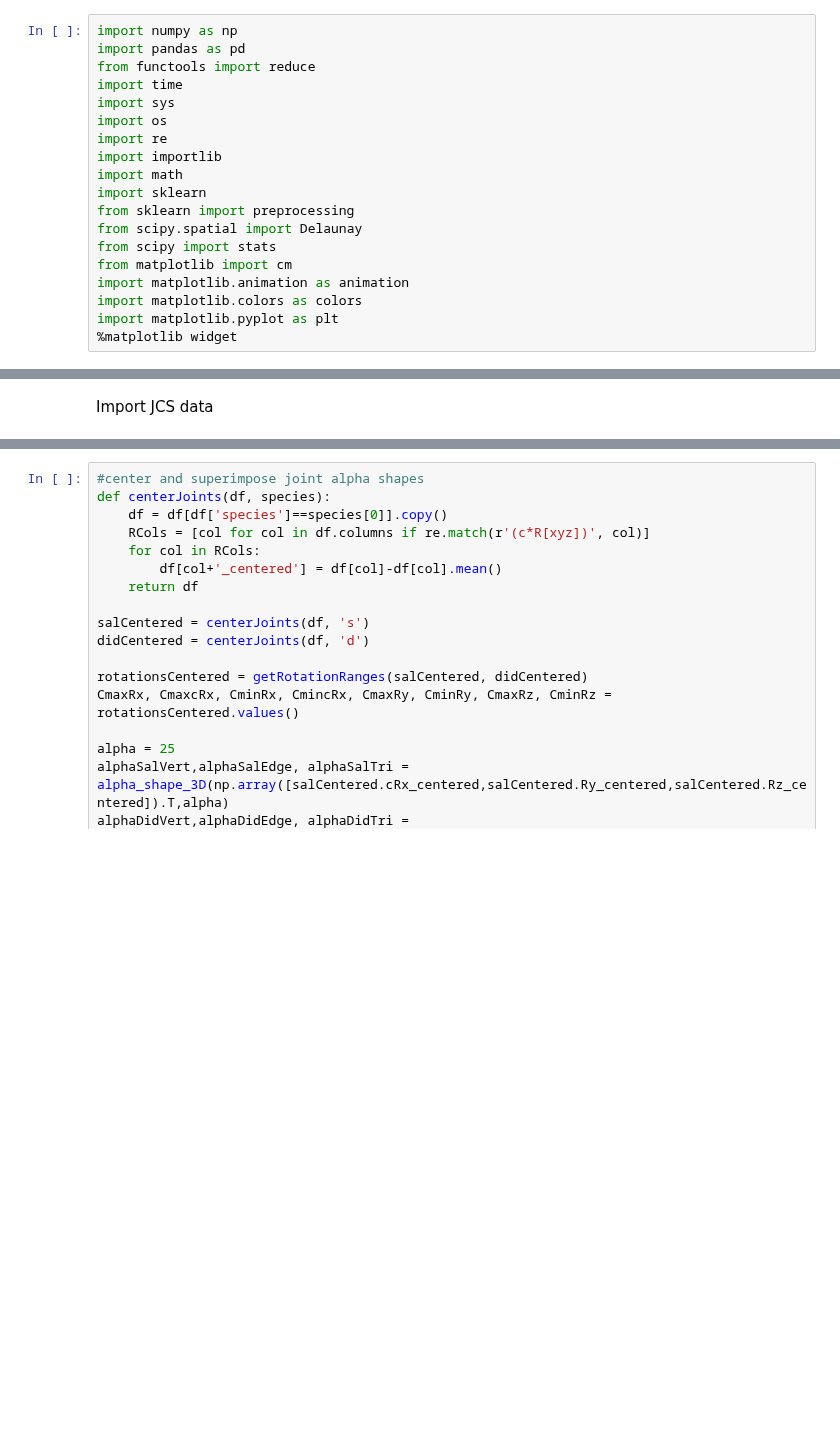
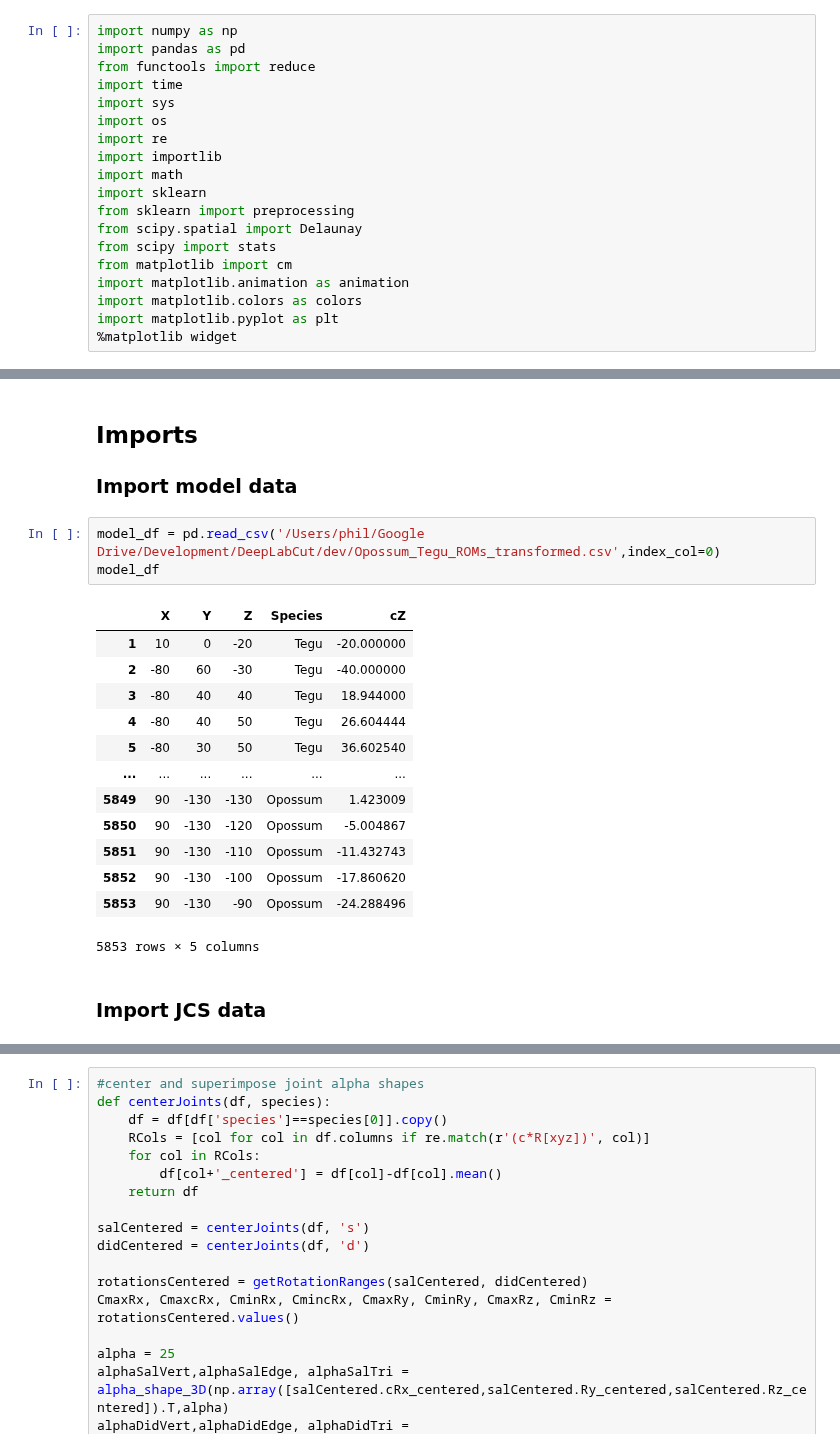
Before and after one commit to popscallion/DeepLabCut, a Jupyter notebook: deadROMM/ch3Analyses.ipynb, the cells around one changed output, grey strips where cells are left out. Drawn from its saved outputs; the diff is of its cells as text; blank space fills up the shorter version.

```diff
--- a/deadROMM/ch3Analyses.ipynb
+++ b/deadROMM/ch3Analyses.ipynb
@@ -20,3 +169,23 @@ import matplotlib.pyplot as plt
+# %% [markdown]
+## Imports
+### Import model data
+# %%
+model_df = pd.read_csv('/Users/phil/Google Drive/Development/DeepLabCut/dev/Opossum_Tegu_ROMs_transformed.csv',index_col=0)
+model_df
+# %% [output]
+|  | X | Y | Z | Species | cZ |
+| 1 | 10 | 0 | -20 | Tegu | -20.000000 |
+| 2 | -80 | 60 | -30 | Tegu | -40.000000 |
+| 3 | -80 | 40 | 40 | Tegu | 18.944000 |
+| 4 | -80 | 40 | 50 | Tegu | 26.604444 |
+| 5 | -80 | 30 | 50 | Tegu | 36.602540 |
+| ... | ... | ... | ... | ... | ... |
+| 5849 | 90 | -130 | -130 | Opossum | 1.423009 |
+| 5850 | 90 | -130 | -120 | Opossum | -5.004867 |
+| 5851 | 90 | -130 | -110 | Opossum | -11.432743 |
+| 5852 | 90 | -130 | -100 | Opossum | -17.860620 |
+| 5853 | 90 | -130 | -90 | Opossum | -24.288496 |
+5853 rows × 5 columns
 # %% [markdown]
-Import JCS data
+### Import JCS data
 # %%
```
Also changed, not shown: parts of 14 cells of this notebook, 1 other file.
